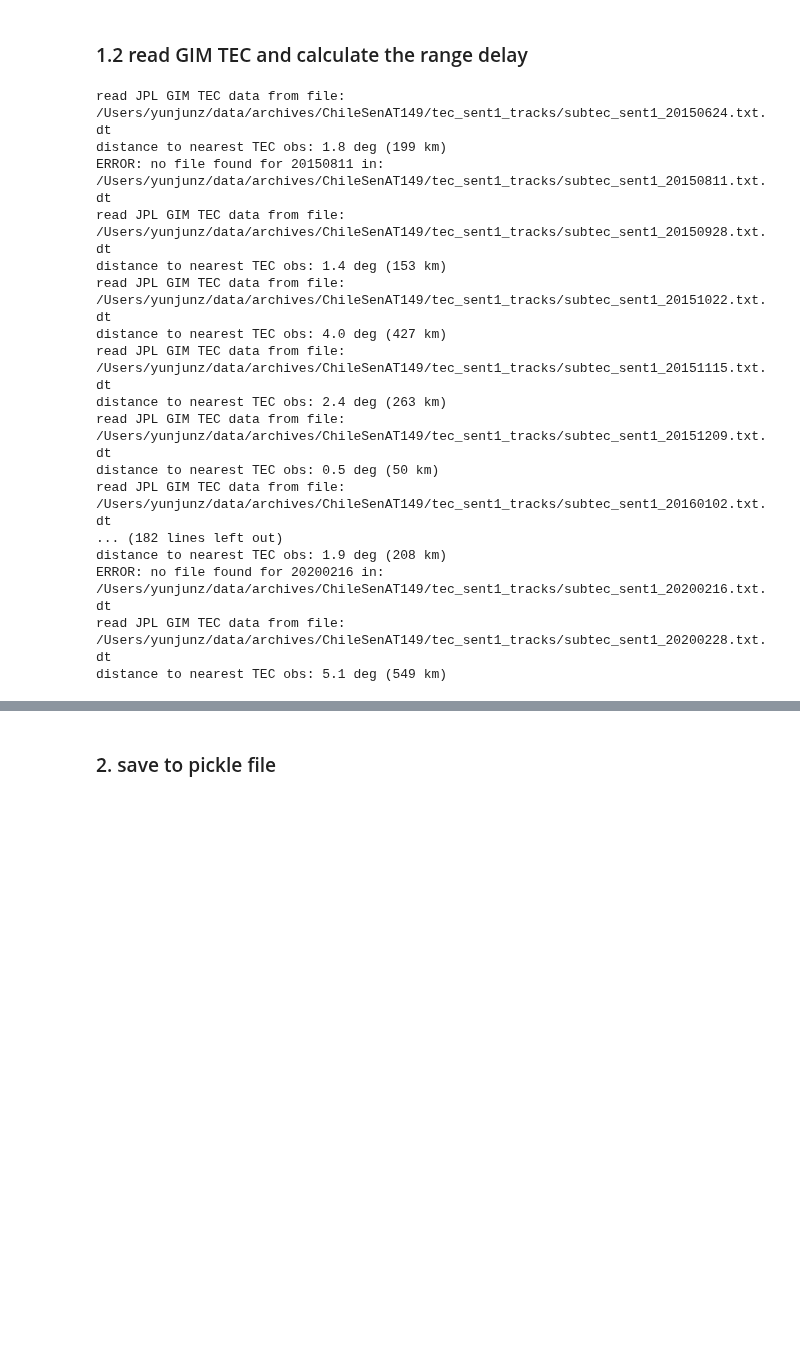
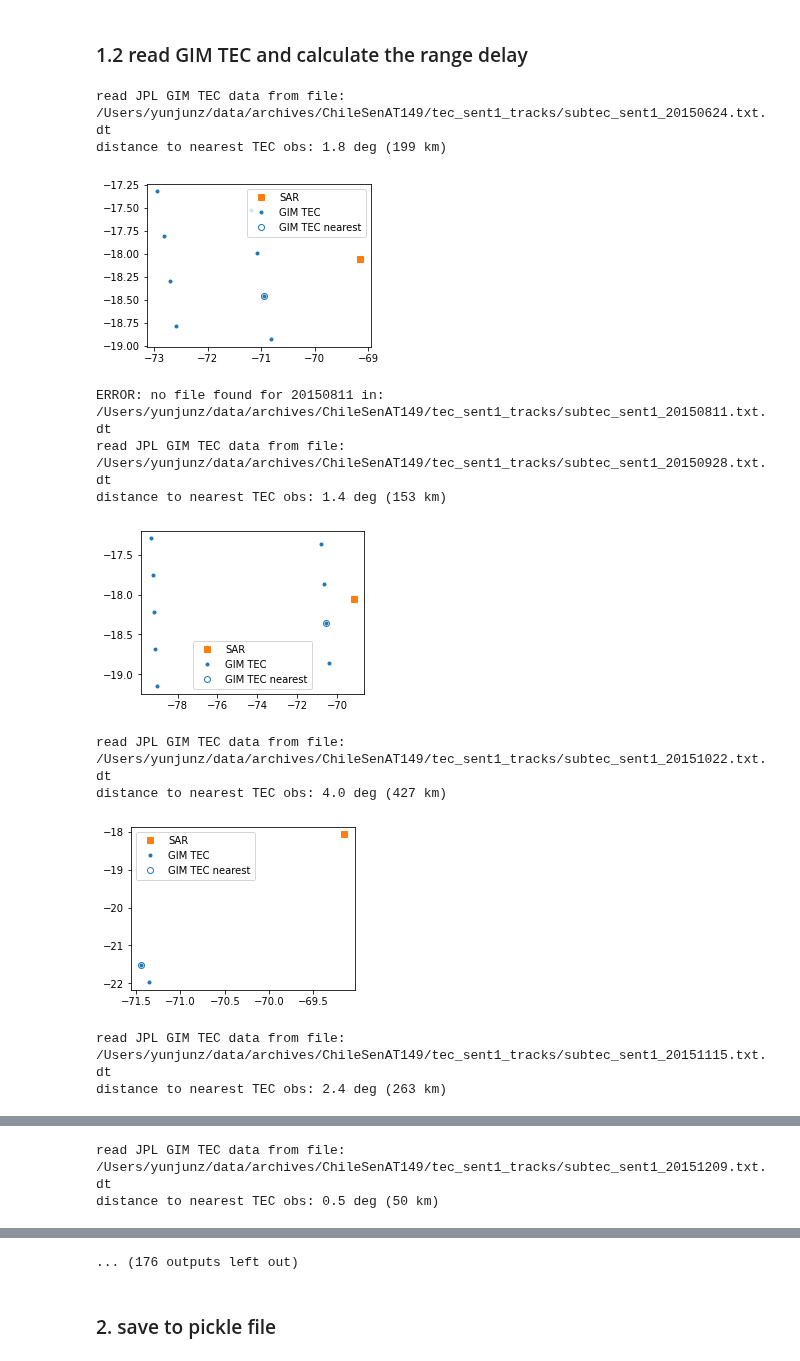
Before and after one commit to yunjunz/2022-Geolocation, a Jupyter notebook: prep_gim_tec.ipynb, the cells around one changed output, grey strips where cells are left out. Cells and saved outputs as stored; diff of their text form; code cells hidden in the pictures; blank space fills up the shorter version.

```diff
--- a/prep_gim_tec.ipynb
+++ b/prep_gim_tec.ipynb
@@ -63,46 +63,41 @@ SAR acquisition time UTC: 23.1075 hours
 ## calculate the vertical TEC
 ts_file = os.path.join(mintpy_dir, 'timeseriesRg.h5')
 date_list_all = timeseries(ts_file).get_date_list()
 
 date_list = []
 vtec_total_list = []
 vtec_downside_list = []
 vtec_topside_list = []
 ipp_lat_list = []
 ipp_lon_list = []
 dist_list = []
 
 for date_str in date_list_all:
     (vtec_total,
      vtec_downside,
      vtec_topside,
      ipp_lat,
      ipp_lon,
-     dist) = iono.get_gim_tec_value(gim_tec_dir, date_str, lat, lon, display=False)
+     dist) = iono.get_gim_tec_value(gim_tec_dir, date_str, lat, lon, display=True)
 
     if vtec_total is not None:
         date_list.append(date_str)
         vtec_total_list.append(vtec_total)
         vtec_downside_list.append(vtec_downside)
         vtec_topside_list.append(vtec_topside)
         ipp_lat_list.append(ipp_lat)
         ipp_lon_list.append(ipp_lon)
         dist_list.append(dist)
 # %% [output]
 read JPL GIM TEC data from file: /Users/yunjunz/data/archives/ChileSenAT149/tec_sent1_tracks/subtec_sent1_20150624.txt.dt
 distance to nearest TEC obs: 1.8 deg (199 km)
-ERROR: no file found for 20150811 in: /Users/yunjunz/data/archives/ChileSenAT149/tec_sent1_tracks/subtec_sent1_20150811.txt.dt
-read JPL GIM TEC data from file: /Users/yunjunz/data/archives/ChileSenAT149/tec_sent1_tracks/subtec_sent1_20150928.txt.dt
-distance to nearest TEC obs: 1.4 deg (153 km)
-read JPL GIM TEC data from file: /Users/yunjunz/data/archives/ChileSenAT149/tec_sent1_tracks/subtec_sent1_20151022.txt.dt
-distance to nearest TEC obs: 4.0 deg (427 km)
-read JPL GIM TEC data from file: /Users/yunjunz/data/archives/ChileSenAT149/tec_sent1_tracks/subtec_sent1_20151115.txt.dt
-distance to nearest TEC obs: 2.4 deg (263 km)
-read JPL GIM TEC data from file: /Users/yunjunz/data/archives/ChileSenAT149/tec_sent1_tracks/subtec_sent1_20151209.txt.dt
-distance to nearest TEC obs: 0.5 deg (50 km)
-read JPL GIM TEC data from file: /Users/yunjunz/data/archives/ChileSenAT149/tec_sent1_tracks/subtec_sent1_20160102.txt.dt
-... (182 lines left out)
-distance to nearest TEC obs: 1.9 deg (208 km)
-ERROR: no file found for 20200216 in: /Users/yunjunz/data/archives/ChileSenAT149/tec_sent1_tracks/subtec_sent1_20200216.txt.dt
-read JPL GIM TEC data from file: /Users/yunjunz/data/archives/ChileSenAT149/tec_sent1_tracks/subtec_sent1_20200228.txt.dt
-distance to nearest TEC obs: 5.1 deg (549 km)
+[figure, added]
+ERROR: no file found for 20150811 in: /Users/yunjunz/data/archives/ChileSenAT149/tec_sent1_tracks/subtec_sent1_20150811.txt.dt
+read JPL GIM TEC data from file: /Users/yunjunz/data/archives/ChileSenAT149/tec_sent1_tracks/subtec_sent1_20150928.txt.dt
+distance to nearest TEC obs: 1.4 deg (153 km)
+[figure, added]
+read JPL GIM TEC data from file: /Users/yunjunz/data/archives/ChileSenAT149/tec_sent1_tracks/subtec_sent1_20151022.txt.dt
+distance to nearest TEC obs: 4.0 deg (427 km)
+[figure, added]
+read JPL GIM TEC data from file: /Users/yunjunz/data/archives/ChileSenAT149/tec_sent1_tracks/subtec_sent1_20151115.txt.dt
+distance to nearest TEC obs: 2.4 deg (263 km)
@@ -108,0 +105,2 @@ distance to nearest TEC obs: 5.1 deg (549 km)
+read JPL GIM TEC data from file: /Users/yunjunz/data/archives/ChileSenAT149/tec_sent1_tracks/subtec_sent1_20151209.txt.dt
+distance to nearest TEC obs: 0.5 deg (50 km)
@@ -109,3 +111,4 @@ distance to nearest TEC obs: 5.1 deg (549 km)
+... (176 outputs left out)
 # %% [markdown]
 ### 2. save to pickle file
 # %%
```
Also changed, not shown: parts of 3 cells of this notebook, 2 other files.
